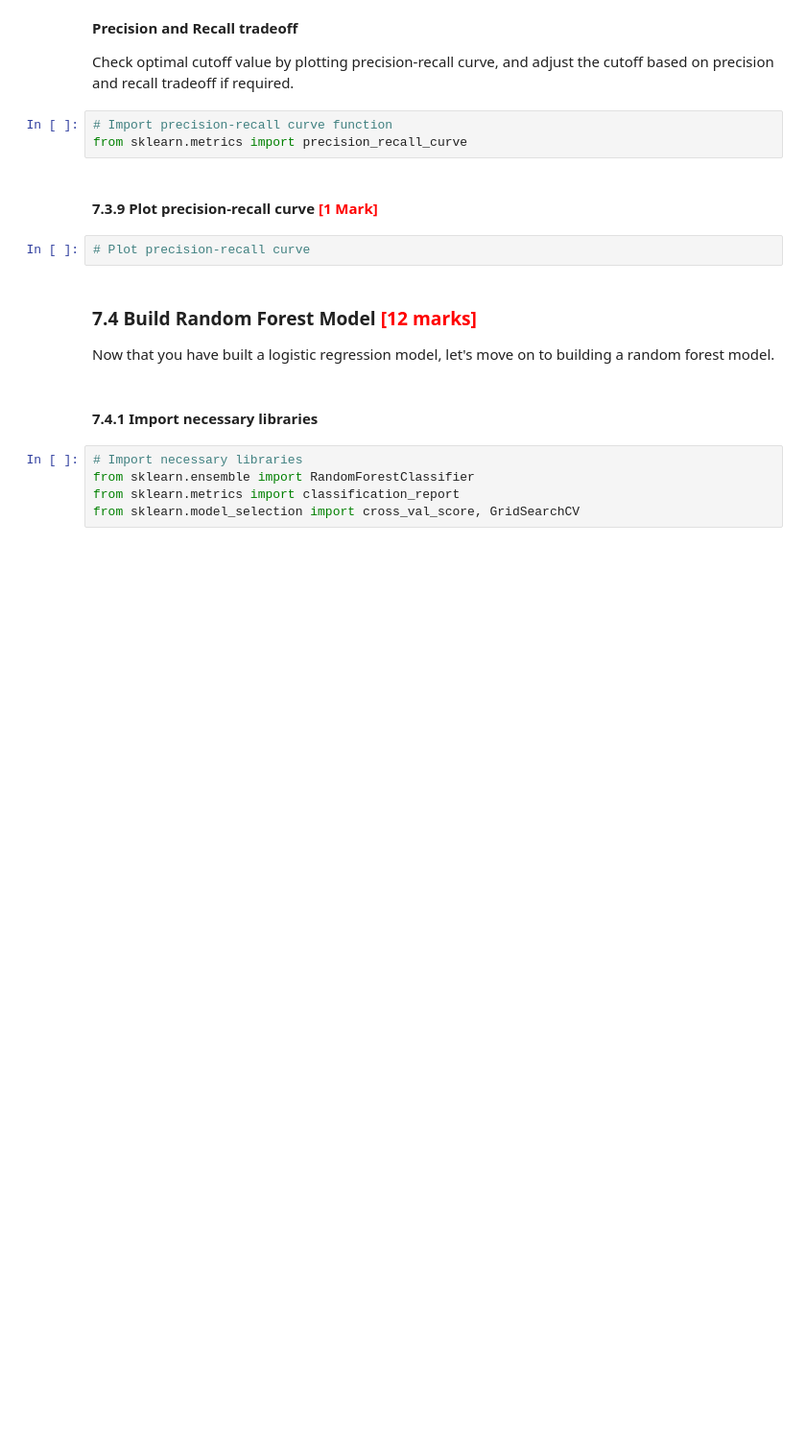
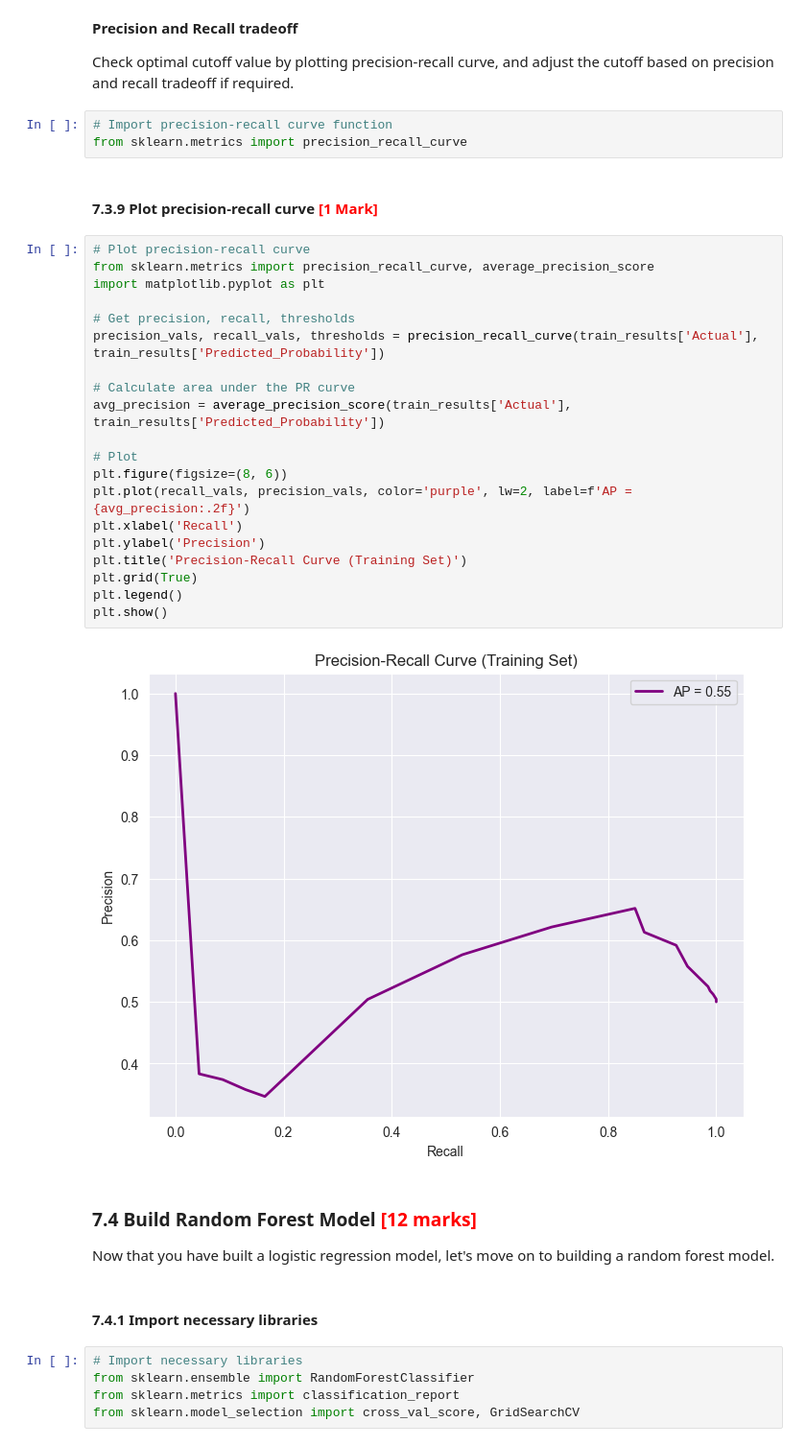
Before and after one commit to vijaykumar-qait/Fraudulent-Claim-Detection-Assignment, a Jupyter notebook: Fraudulent_Claim_Detection_Starter.ipynb, the cells around one changed output. Shown at 96% size. Cells and saved outputs as stored; diff of their text form; blank space fills up the shorter version.

```diff
--- a/Fraudulent_Claim_Detection_Starter.ipynb
+++ b/Fraudulent_Claim_Detection_Starter.ipynb
@@ -1397,8 +1743,28 @@ Check optimal cutoff value by plotting precision-recall curve, and adjust the cu
 from sklearn.metrics import precision_recall_curve
 # %% [markdown]
 #### **7.3.9** Plot precision-recall curve <font color="red">[1 Mark]</font>
-# %%
-# Plot precision-recall curve
+# %%
+# Plot precision-recall curve
+from sklearn.metrics import precision_recall_curve, average_precision_score
+import matplotlib.pyplot as plt
+
+# Get precision, recall, thresholds
+precision_vals, recall_vals, thresholds = precision_recall_curve(train_results['Actual'], train_results['Predicted_Probability'])
+
+# Calculate area under the PR curve
+avg_precision = average_precision_score(train_results['Actual'], train_results['Predicted_Probability'])
+
+# Plot
+plt.figure(figsize=(8, 6))
+plt.plot(recall_vals, precision_vals, color='purple', lw=2, label=f'AP = {avg_precision:.2f}')
+plt.xlabel('Recall')
+plt.ylabel('Precision')
+plt.title('Precision-Recall Curve (Training Set)')
+plt.grid(True)
+plt.legend()
+plt.show()
+# %% [output]
+[figure, added]
 # %% [markdown]
 ### **7.4 Build Random Forest Model** <font color = red>[12 marks]</font>
 Now that you have built a logistic regression model, let's move on to building a random forest model.
```
Also changed, not shown: parts of 107 cells of this notebook.
